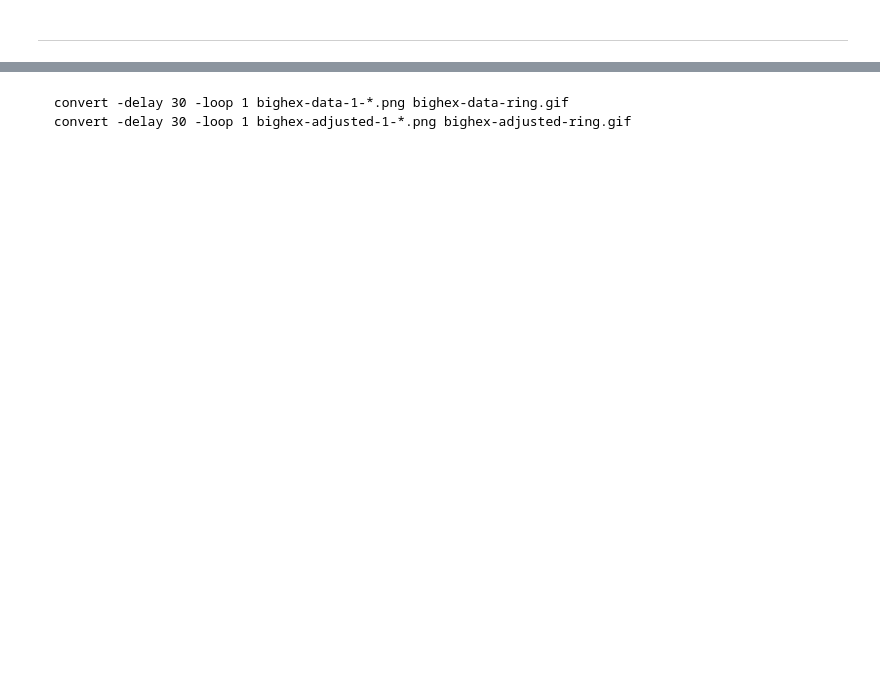
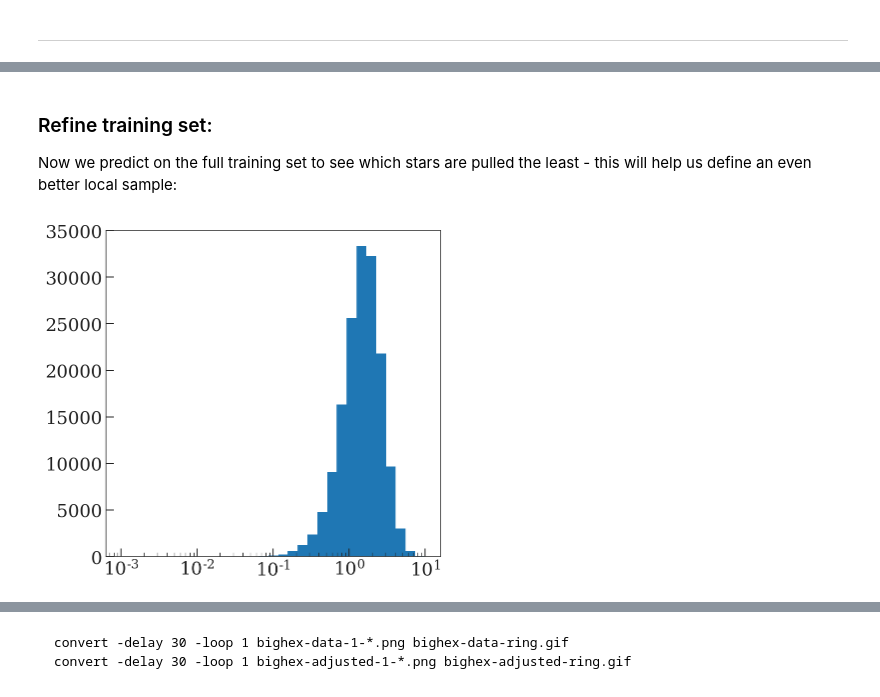
Before and after one commit to davidwhogg/myspace, a Jupyter notebook: notebooks/Stationary-hexagons.ipynb, the cells around one changed output, grey strips where cells are left out. Drawn from its saved outputs; the diff is of its cells as text; code cells hidden in the pictures; blank space fills up the shorter version.

```diff
--- a/notebooks/Stationary-hexagons.ipynb
+++ b/notebooks/Stationary-hexagons.ipynb
@@ -178,10 +209,16 @@ _s, _g = kde_obj(test_v, control_v, bw=5.)
 # %%
 # _g[612, 1]
 # %%
-def f_and_grad(p, V_test, dX_test, V_control, bw):
-    aij = np.array(p).reshape(3, 3)
-    s, g = kde_obj(V_test + dX_test.dot(aij),
-                   V_control, bw)
-    grad = (g[:, None] * dX_test[:, :, None]).sum(axis=0).reshape((9,))
+def f_and_grad(p, V_train, X_train, V_local, bw):
+    aij = np.array(p[:9]).reshape(3, 3)
+    bij = np.array(p[9:]).reshape(9, 3)
+
+    VX_train = (V_train[:, None] * X_train[..., None]).reshape(-1, 9)
+    s, g = kde_obj(V_train + X_train.dot(aij) + VX_train.dot(bij),
+                   V_local, bw)
+
+    grad = np.concatenate(((g[:, None] *  X_train[:, :, None]).sum(axis=0).reshape((9,)),
+                           (g[:, None] * VX_train[:, :, None]).sum(axis=0).reshape((27,))))
+
     return -s, -grad
 # %%
@@ -233,0 +326,14 @@ axes[0].set_ylim(-150, 150)
+# %% [markdown]
+### Refine training set:
+
+Now we predict on the full training set to see which stars are pulled the least - this will help us define an even better local sample:
+# %%
+dv = get_dv(UVW[disk_vmask & mask_r100],
+            xyz[disk_vmask & mask_r100],
+            res.x)
+dv_mag = np.linalg.norm(dv, axis=1)
+
+plt.hist(dv_mag, bins=np.logspace(-3, 1, 32));
+plt.xscale('log')
+# %% [output]
+[figure, added]
```
Also changed, not shown: parts of 29 cells of this notebook.
